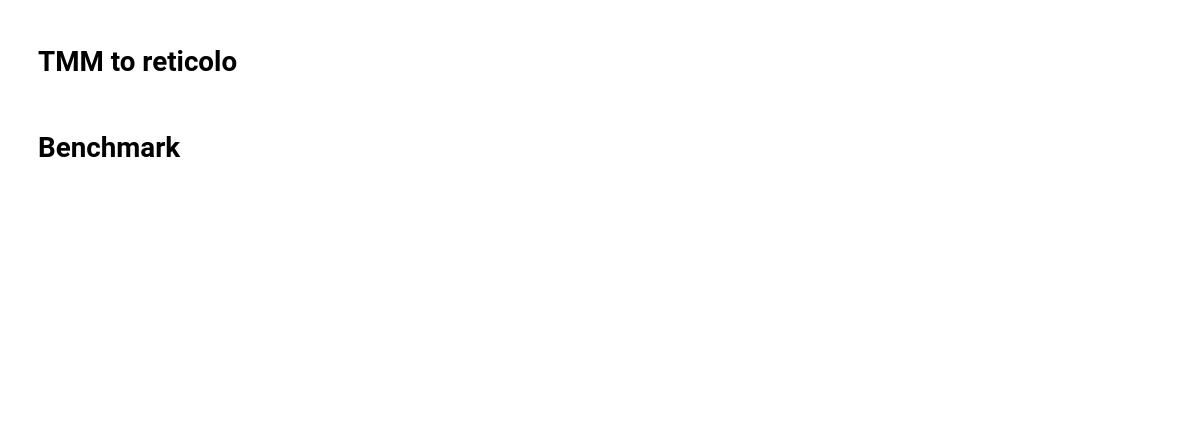
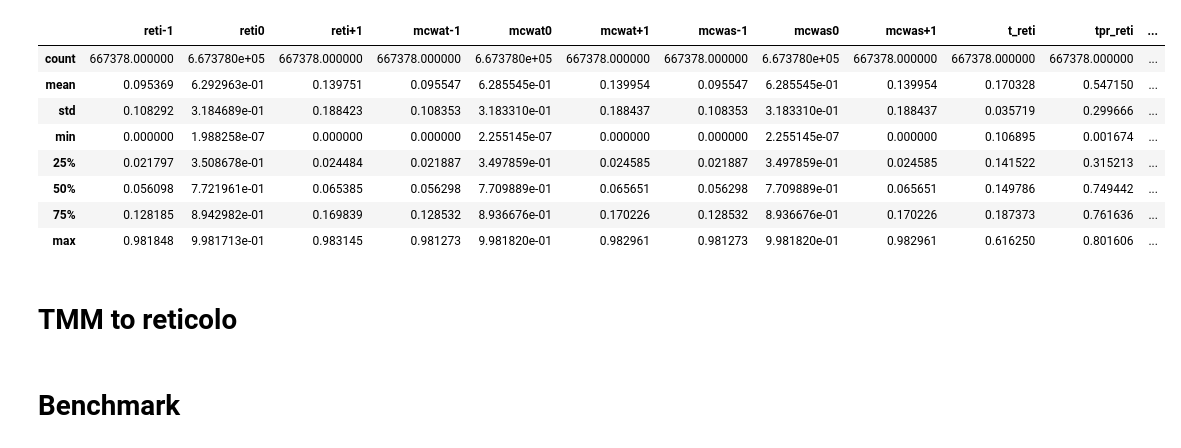
Before and after one commit to kc-ml2/meent, a Jupyter notebook: benchmark/meent benchmark;TMM-reticolo;beta_server;8CPUs;.ipynb, the cells around one changed output. Saved outputs shown, nothing was run; the diff lists cells and outputs as text; code cells hidden in the pictures; blank space fills up the shorter version.

```diff
--- a/benchmark/meent benchmark;TMM-reticolo;beta_server;8CPUs;.ipynb
+++ b/benchmark/meent benchmark;TMM-reticolo;beta_server;8CPUs;.ipynb
@@ -16,5 +16,17 @@ pylab.rcParams.update(params)
 file = '/home/yongha/mcwa/1DFreeFormDQN/experiments/DQN/2022_09_16_14_07_55/wl900.0_angle60.0_ncells64/comp_table.csv'
 df = pd.read_csv(file)
 df.drop('Unnamed: 0', axis=1, inplace=True)
+# %%
+df.describe()
+# %% [output]
+|  | reti-1 | reti0 | reti+1 | mcwat-1 | mcwat0 | mcwat+1 | mcwas-1 | mcwas0 | mcwas+1 | t_reti | tpr_reti | ... |
+| count | 667378.000000 | 6.673780e+05 | 667378.000000 | 667378.000000 | 6.673780e+05 | 667378.000000 | 667378.000000 | 6.673780e+05 | 667378.000000 | 667378.000000 | 667378.000000 | ... |
+| mean | 0.095369 | 6.292963e-01 | 0.139751 | 0.095547 | 6.285545e-01 | 0.139954 | 0.095547 | 6.285545e-01 | 0.139954 | 0.170328 | 0.547150 | ... |
+| std | 0.108292 | 3.184689e-01 | 0.188423 | 0.108353 | 3.183310e-01 | 0.188437 | 0.108353 | 3.183310e-01 | 0.188437 | 0.035719 | 0.299666 | ... |
+| min | 0.000000 | 1.988258e-07 | 0.000000 | 0.000000 | 2.255145e-07 | 0.000000 | 0.000000 | 2.255145e-07 | 0.000000 | 0.106895 | 0.001674 | ... |
+| 25% | 0.021797 | 3.508678e-01 | 0.024484 | 0.021887 | 3.497859e-01 | 0.024585 | 0.021887 | 3.497859e-01 | 0.024585 | 0.141522 | 0.315213 | ... |
+| 50% | 0.056098 | 7.721961e-01 | 0.065385 | 0.056298 | 7.709889e-01 | 0.065651 | 0.056298 | 7.709889e-01 | 0.065651 | 0.149786 | 0.749442 | ... |
+| 75% | 0.128185 | 8.942982e-01 | 0.169839 | 0.128532 | 8.936676e-01 | 0.170226 | 0.128532 | 8.936676e-01 | 0.170226 | 0.187373 | 0.761636 | ... |
+| max | 0.981848 | 9.981713e-01 | 0.983145 | 0.981273 | 9.981820e-01 | 0.982961 | 0.981273 | 9.981820e-01 | 0.982961 | 0.616250 | 0.801606 | ... |
 # %% [markdown]
 # TMM to reticolo
```
Also changed, not shown: parts of 31 cells of this notebook, 13 other files.
